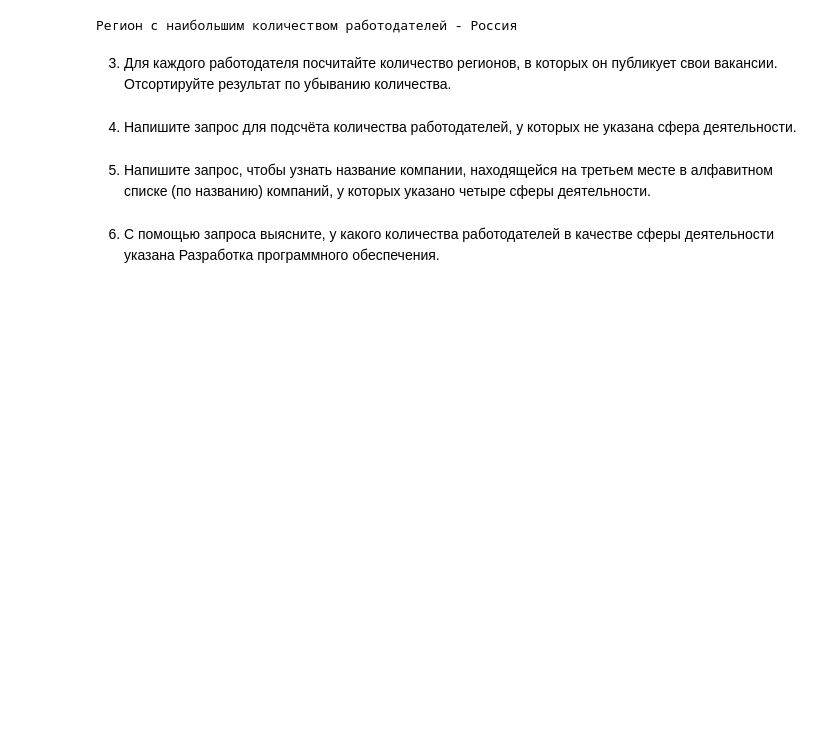
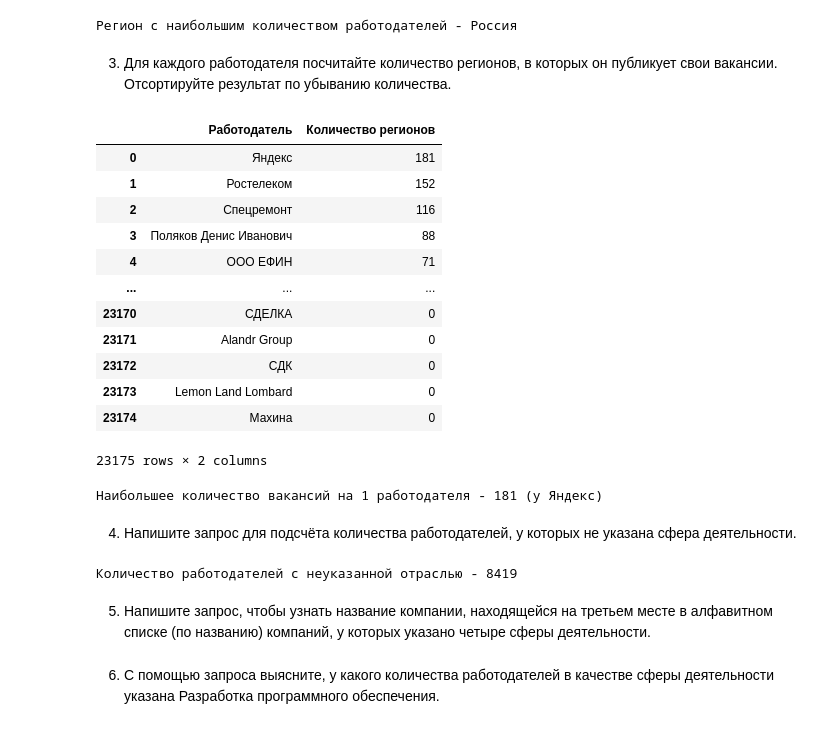
Before and after one commit to SudarickovIlya/SF_DS_Ilya, a Jupyter notebook: Project_2 (sql)/Project_2_Ноутбук_шаблон.ipynb, the cells around one changed output. Drawn from its saved outputs; the diff is of its cells as text; code cells hidden in the pictures; blank space fills up the shorter version.

```diff
--- a/Project_2 (sql)/Project_2_Ноутбук_шаблон.ipynb
+++ b/Project_2 (sql)/Project_2_Ноутбук_шаблон.ipynb
@@ -394,8 +394,37 @@ print(f"Регион с наибольшим количеством работо
 3. Для каждого работодателя посчитайте количество регионов, в которых он публикует свои вакансии. Отсортируйте результат по убыванию количества.
 # %%
 # текст запроса
+query_5_3 = f'''
+select
+    emp.name Работодатель,
+    count(distinct vac.area_id) "Количество регионов"
+from employers as emp
+left join vacancies as vac on vac.employer_id=emp.id
+group by Работодатель
+order by 2 desc
+'''
 # %%
 # результат запроса
+employer_regions = pd.read_sql_query(sql=query_5_3, con=connection)
+display(employer_regions)
+
+# Ответ на вопрос
+print(f"Наибольшее количество вакансий на 1 работодателя - {employer_regions['Количество регионов'].iloc[0]} (у {employer_regions['Работодатель'].iloc[0]})")
+# %% [output]
+|  | Работодатель | Количество регионов |
+| 0 | Яндекс | 181 |
+| 1 | Ростелеком | 152 |
+| 2 | Спецремонт | 116 |
+| 3 | Поляков Денис Иванович | 88 |
+| 4 | ООО ЕФИН | 71 |
+| ... | ... | ... |
+| 23170 | СДЕЛКА | 0 |
+| 23171 | Alandr Group | 0 |
+| 23172 | СДК | 0 |
+| 23173 | Lemon Land Lombard | 0 |
+| 23174 | Махина | 0 |
+23175 rows × 2 columns
+Наибольшее количество вакансий на 1 работодателя - 181 (у Яндекс)
 # %% [markdown]
 4. Напишите запрос для подсчёта количества работодателей, у которых не указана сфера деятельности.
 # %%
@@ -403,5 +441,12 @@ print(f"Регион с наибольшим количеством работо
 # %%
 # результат запроса
+count_employers_industries = pd.read_sql_query(sql=query_5_4, con=connection)
+
+# Ответ на вопрос
+print(f'Количество работодателей с неуказанной отраслью - {count_employers_industries.iloc[0][0]}')
+print()
+# %% [output]
+Количество работодателей с неуказанной отраслью - 8419
 # %% [markdown]
 5. Напишите запрос, чтобы узнать название компании, находящейся на третьем месте в алфавитном списке (по названию) компаний, у которых указано четыре сферы деятельности.
 # %%
```
Also changed, not shown: parts of 1 cell of this notebook.
